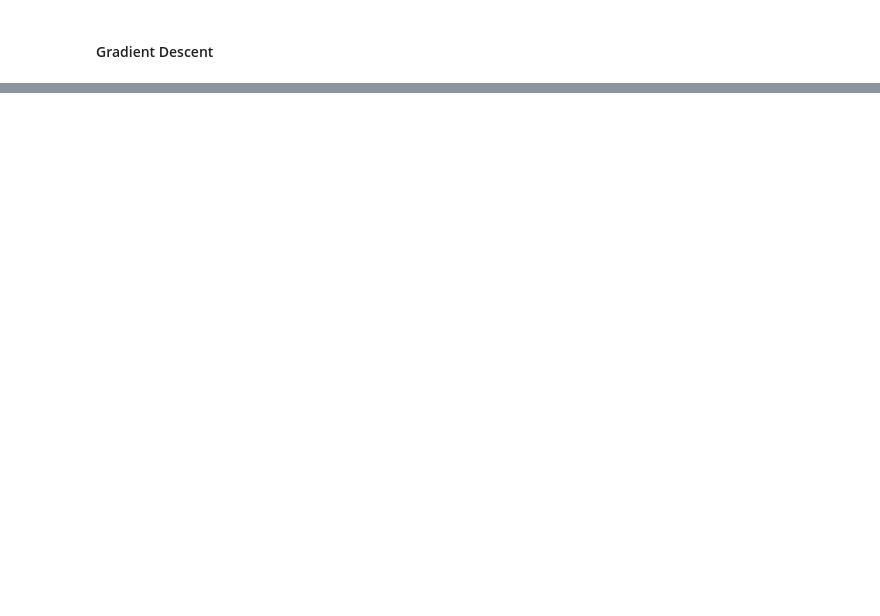
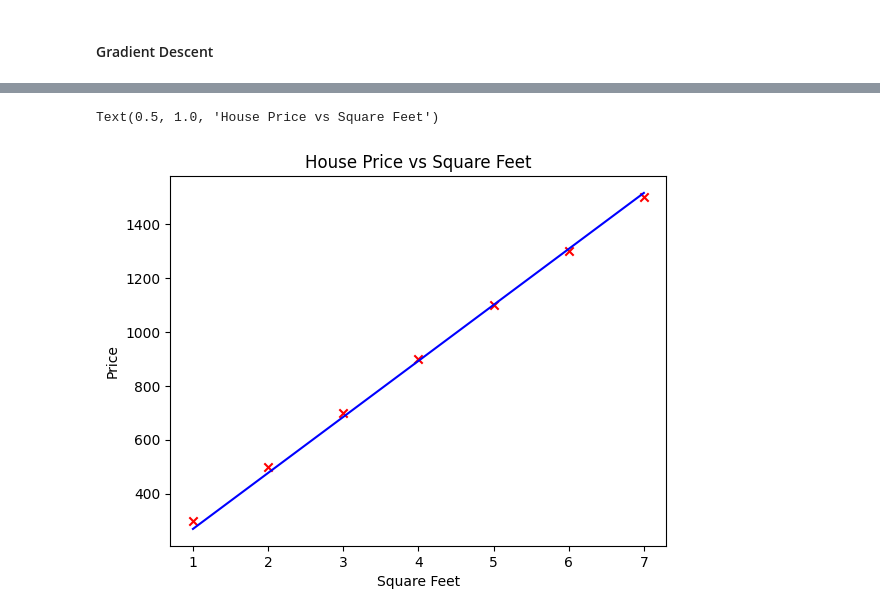
Before and after one commit to ccdarvin/Machine-Learning, a Jupyter notebook: notebooks/Introduction to Machine Learning.ipynb, the cells around one changed output, grey strips where cells are left out. Cells and saved outputs as stored; diff of their text form; code cells hidden in the pictures; blank space fills up the shorter version.

```diff
--- a/notebooks/Introduction to Machine Learning.ipynb
+++ b/notebooks/Introduction to Machine Learning.ipynb
@@ -131,0 +324,12 @@ I hope I could help you.
+# %%
+# plot the prediction data
+
+plt.plot(x_train, y_hat, c='blue')
+# plot the training data
+plt.scatter(x_train, y_train, marker='x', c='red')
+plt.xlabel('Square Feet')
+plt.ylabel('Price')
+plt.title('House Price vs Square Feet')
+# %% [output]
+Text(0.5, 1.0, 'House Price vs Square Feet')
+[figure, added]
```
Also changed, not shown: parts of 14 cells of this notebook.
